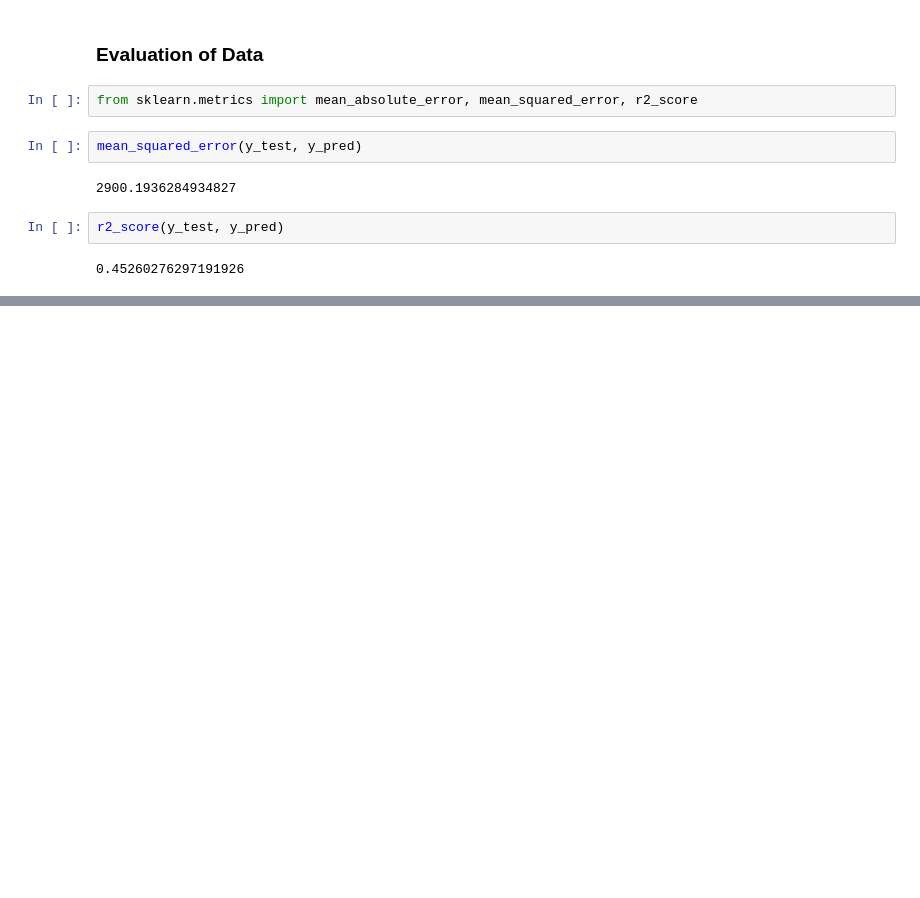
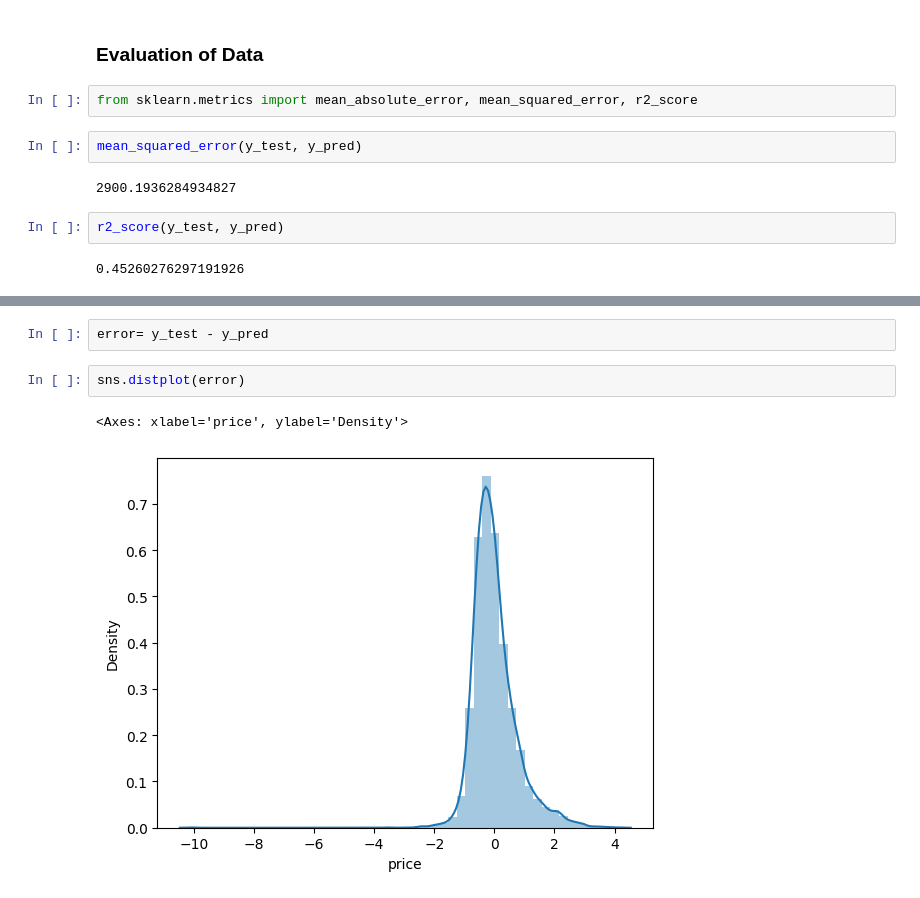
Before and after one commit to prA-G/Machine-Learning, a Jupyter notebook: Regression/3. MLR implementation.ipynb, the cells around one changed output, grey strips where cells are left out. Drawn from its saved outputs; the diff is of its cells as text; blank space fills up the shorter version.

```diff
--- a/Regression/3. MLR implementation.ipynb
+++ b/Regression/3. MLR implementation.ipynb
@@ -275,0 +647,7 @@ r2_score(y_test, y_pred)
+# %%
+error= y_test - y_pred
+# %%
+sns.distplot(error)
+# %% [output]
+<Axes: xlabel='price', ylabel='Density'>
+[figure, added]
```
Also changed, not shown: parts of 59 cells of this notebook.
